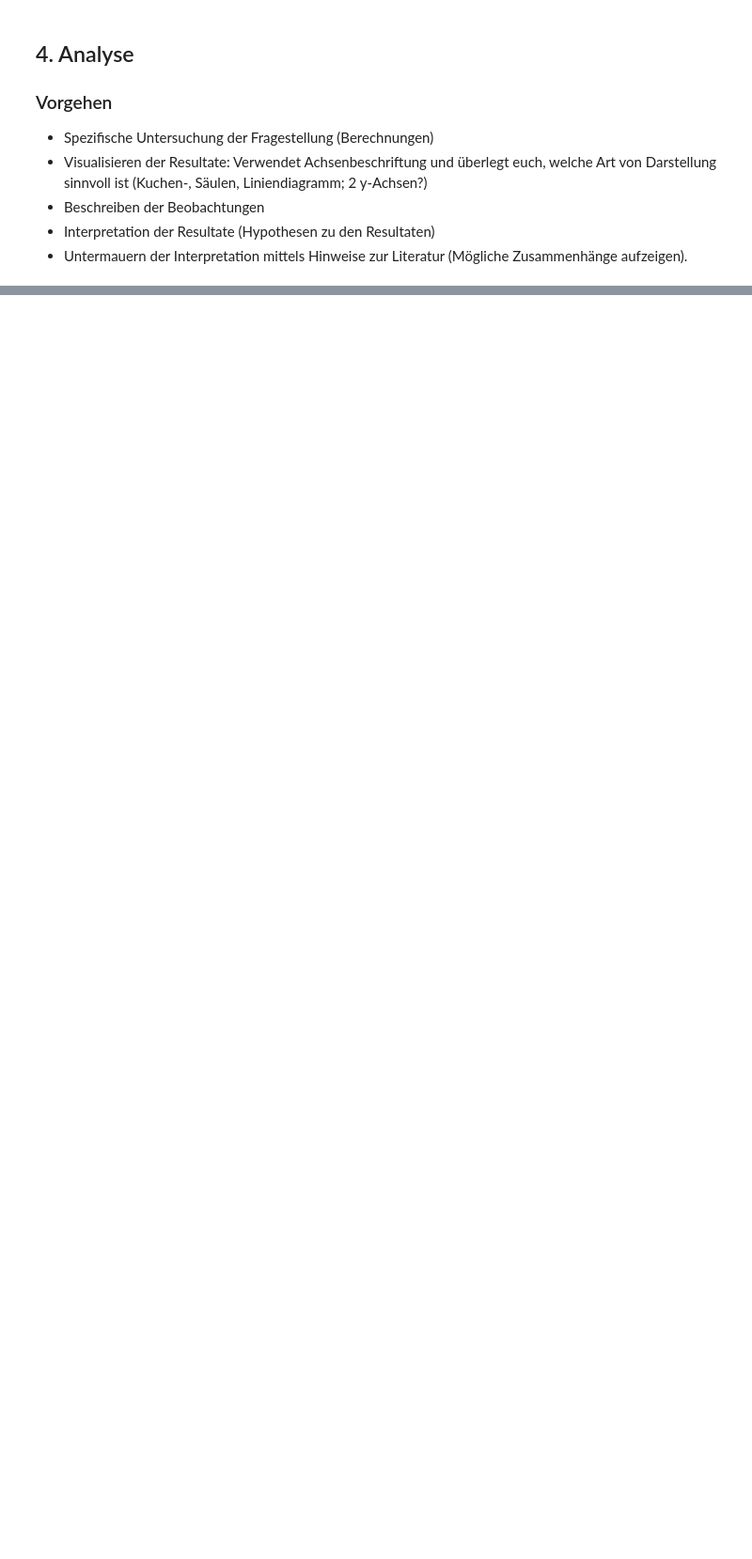
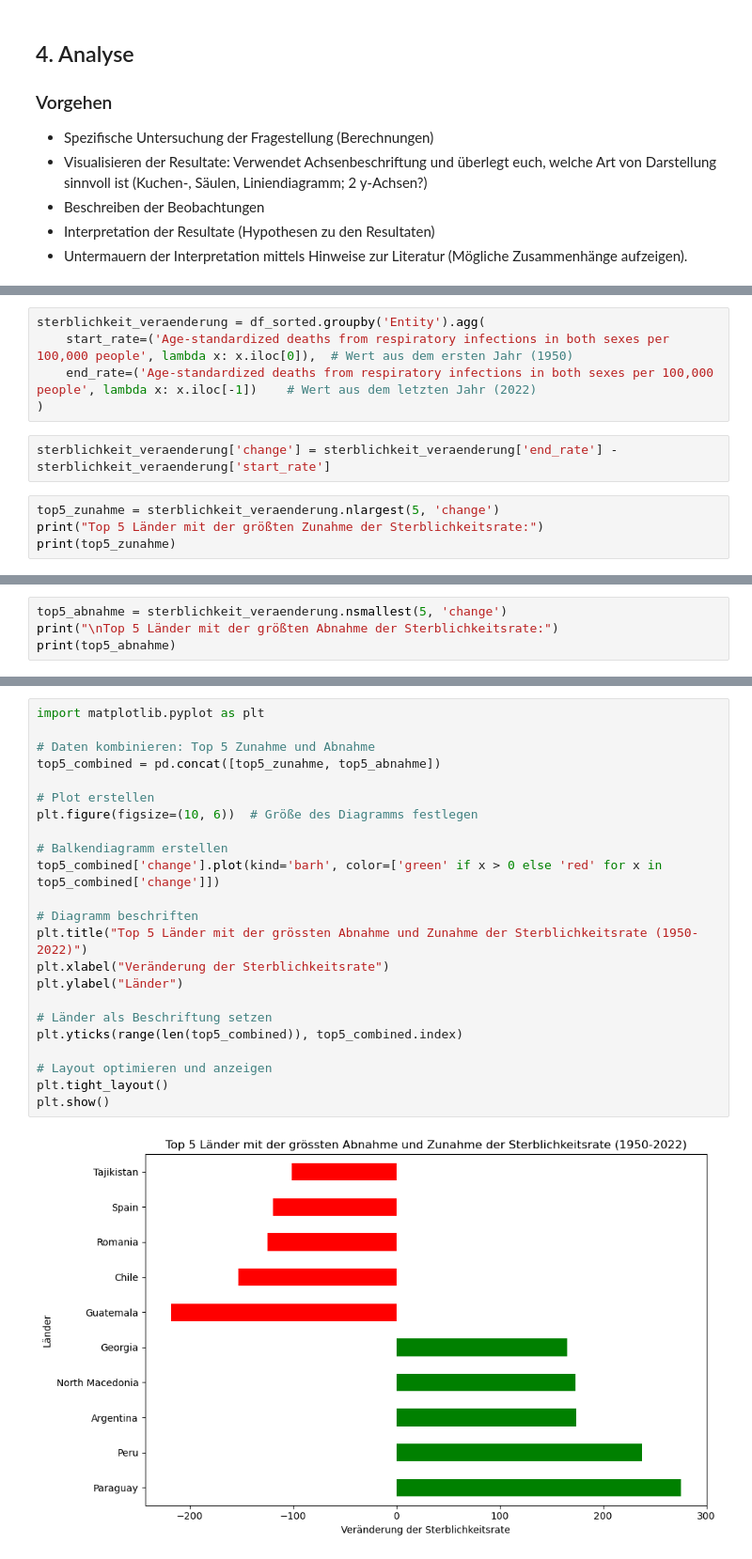
Before and after one commit to cungphi/BMLD1-Atemwegsinfektionen, a Jupyter notebook: LN2 Lou-Salomé Frehner_Phi Phi Cung.ipynb, the cells around one changed output, grey strips where cells are left out. Shown at 94% size. Saved outputs shown, nothing was run; the diff lists cells and outputs as text; blank space fills up the shorter version.

```diff
--- a/LN3 Lou-Salomé Frehner_Phi Phi Cung.ipynb
+++ b/LN2 Lou-Salomé Frehner_Phi Phi Cung.ipynb
@@ -211,0 +233,11 @@ g.legend()
+# %%
+sterblichkeit_veraenderung = df_sorted.groupby('Entity').agg(
+    start_rate=('Age-standardized deaths from respiratory infections in both sexes per 100,000 people', lambda x: x.iloc[0]),  # Wert aus dem ersten Jahr (1950)
+    end_rate=('Age-standardized deaths from respiratory infections in both sexes per 100,000 people', lambda x: x.iloc[-1])    # Wert aus dem letzten Jahr (2022)
+)
+# %%
+sterblichkeit_veraenderung['change'] = sterblichkeit_veraenderung['end_rate'] - sterblichkeit_veraenderung['start_rate']
+# %%
+top5_zunahme = sterblichkeit_veraenderung.nlargest(5, 'change')
+print("Top 5 Länder mit der größten Zunahme der Sterblichkeitsrate:")
+print(top5_zunahme)
@@ -211,0 +253,4 @@ g.legend()
+# %%
+top5_abnahme = sterblichkeit_veraenderung.nsmallest(5, 'change')
+print("\nTop 5 Länder mit der größten Abnahme der Sterblichkeitsrate:")
+print(top5_abnahme)
@@ -211,0 +266,25 @@ g.legend()
+# %%
+import matplotlib.pyplot as plt
+
+# Daten kombinieren: Top 5 Zunahme und Abnahme
+top5_combined = pd.concat([top5_zunahme, top5_abnahme])
+
+# Plot erstellen
+plt.figure(figsize=(10, 6))  # Größe des Diagramms festlegen
+
+# Balkendiagramm erstellen
+top5_combined['change'].plot(kind='barh', color=['green' if x > 0 else 'red' for x in top5_combined['change']])
+
+# Diagramm beschriften
+plt.title("Top 5 Länder mit der grössten Abnahme und Zunahme der Sterblichkeitsrate (1950-2022)")
+plt.xlabel("Veränderung der Sterblichkeitsrate")
+plt.ylabel("Länder")
+
+# Länder als Beschriftung setzen
+plt.yticks(range(len(top5_combined)), top5_combined.index)
+
+# Layout optimieren und anzeigen
+plt.tight_layout()
+plt.show()
+# %% [output]
+[figure, added]
```
Also changed, not shown: parts of 8 cells of this notebook, 1 other file.
